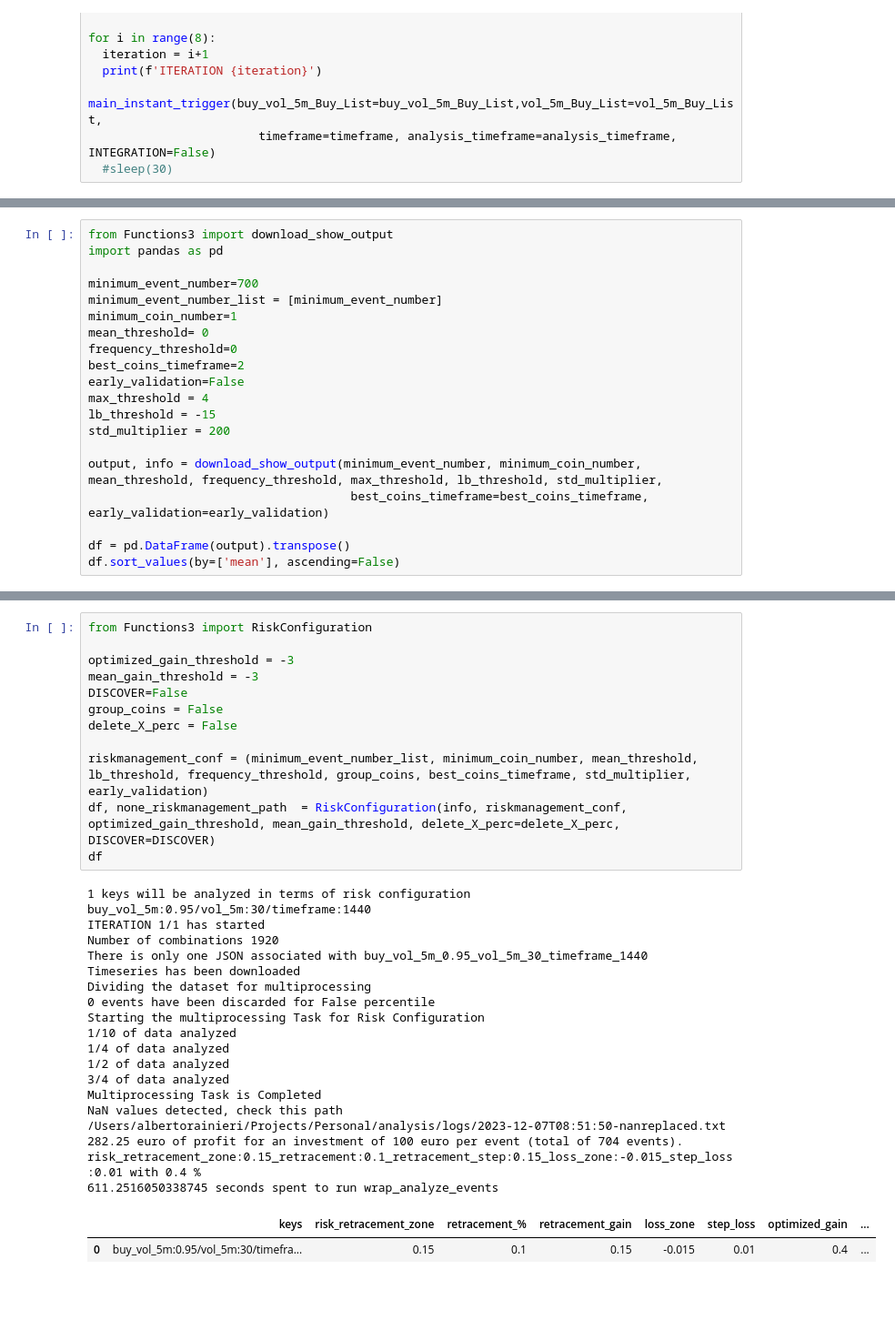
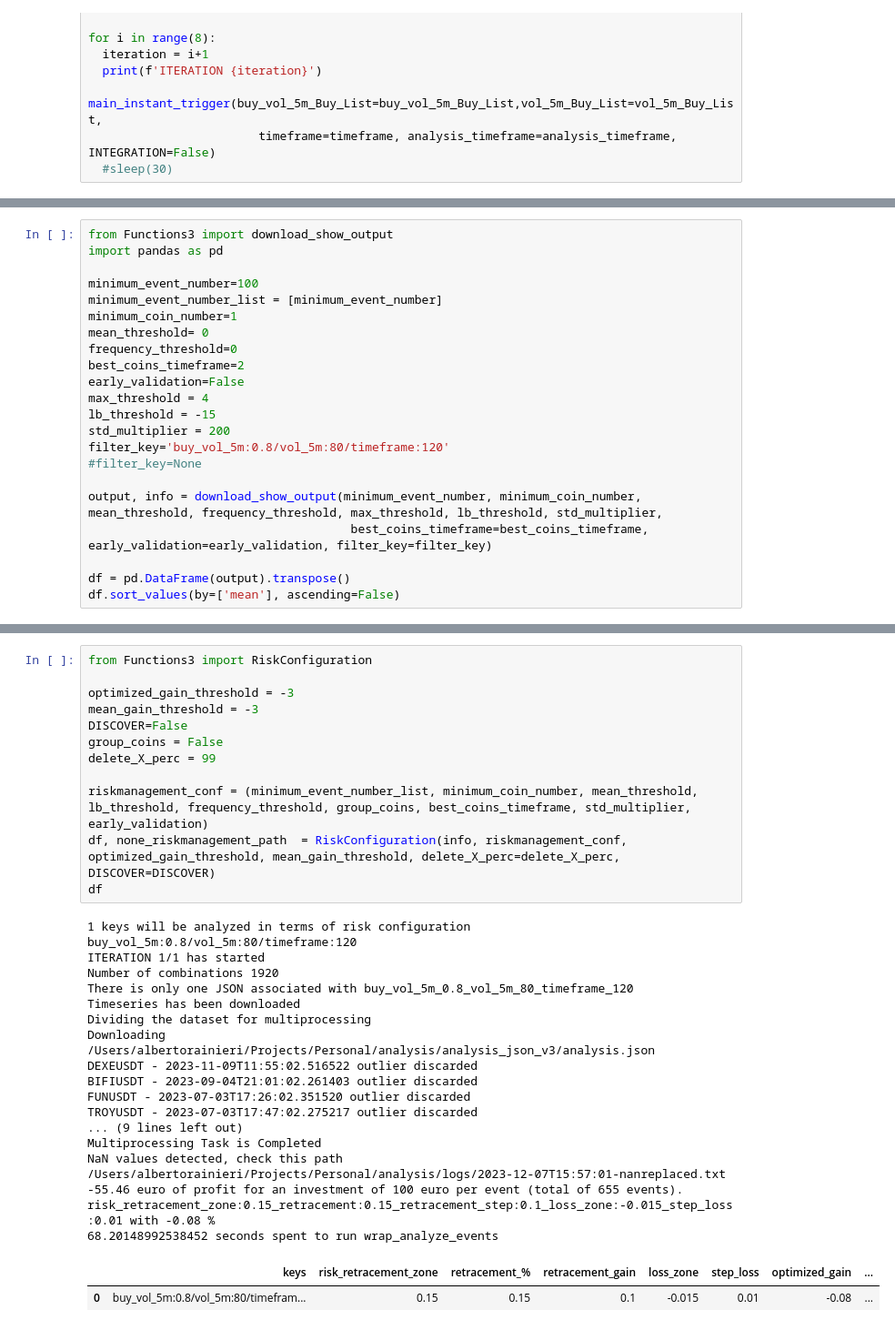
Before and after one commit to albertoRainieri/Crypto_Trading_System, a Jupyter notebook: analysis/Analysis-5min.ipynb, the cells around one changed output, grey strips where cells are left out. Shown: that part at 91% size. Saved outputs shown, nothing was run; the diff lists cells and outputs as text; blank space fills up the shorter version.

```diff
--- a/analysis/Analysis-5min.ipynb
+++ b/analysis/Analysis-5min.ipynb
@@ -53,7 +53,7 @@ new data was jsonized
 from Functions3 import download_show_output
 import pandas as pd
 
-minimum_event_number=700
+minimum_event_number=100
 minimum_event_number_list = [minimum_event_number]
 minimum_coin_number=1
 mean_threshold= 0
@@ -63,9 +63,11 @@ early_validation=False
 max_threshold = 4
 lb_threshold = -15
 std_multiplier = 200
+filter_key='buy_vol_5m:0.8/vol_5m:80/timeframe:120'
+#filter_key=None
 
 output, info = download_show_output(minimum_event_number, minimum_coin_number, mean_threshold, frequency_threshold, max_threshold, lb_threshold, std_multiplier,
-                                     best_coins_timeframe=best_coins_timeframe, early_validation=early_validation)
+                                     best_coins_timeframe=best_coins_timeframe, early_validation=early_validation, filter_key=filter_key)
 
 df = pd.DataFrame(output).transpose()
 df.sort_values(by=['mean'], ascending=False)
@@ -107,32 +122,32 @@ Timeseries has been downloaded
 # %%
 from Functions3 import RiskConfiguration
 
 optimized_gain_threshold = -3
 mean_gain_threshold = -3
 DISCOVER=False
 group_coins = False
-delete_X_perc = False
+delete_X_perc = 99
 
 riskmanagement_conf = (minimum_event_number_list, minimum_coin_number, mean_threshold, lb_threshold, frequency_threshold, group_coins, best_coins_timeframe, std_multiplier, early_validation)
 df, none_riskmanagement_path  = RiskConfiguration(info, riskmanagement_conf, optimized_gain_threshold, mean_gain_threshold, delete_X_perc=delete_X_perc, DISCOVER=DISCOVER)
 df
 # %% [output]
 1 keys will be analyzed in terms of risk configuration
-buy_vol_5m:0.95/vol_5m:30/timeframe:1440
+buy_vol_5m:0.8/vol_5m:80/timeframe:120
 ITERATION 1/1 has started
 Number of combinations 1920
-There is only one JSON associated with buy_vol_5m_0.95_vol_5m_30_timeframe_1440
+There is only one JSON associated with buy_vol_5m_0.8_vol_5m_80_timeframe_120
 Timeseries has been downloaded
 Dividing the dataset for multiprocessing
-0 events have been discarded for False percentile
-Starting the multiprocessing Task for Risk Configuration
-1/10 of data analyzed
-1/4 of data analyzed
-1/2 of data analyzed
-3/4 of data analyzed
+Downloading /Users/albertorainieri/Projects/Personal/analysis/analysis_json_v3/analysis.json
+DEXEUSDT - 2023-11-09T11:55:02.516522 outlier discarded
+BIFIUSDT - 2023-09-04T21:01:02.261403 outlier discarded
+FUNUSDT - 2023-07-03T17:26:02.351520 outlier discarded
+TROYUSDT - 2023-07-03T17:47:02.275217 outlier discarded
+... (9 lines left out)
 Multiprocessing Task is Completed
-NaN values detected, check this path  /Users/albertorainieri/Projects/Personal/analysis/logs/2023-12-07T08:51:50-nanreplaced.txt
-282.25 euro of profit for an investment of 100 euro per event (total of 704 events). risk_retracement_zone:0.15_retracement:0.1_retracement_step:0.15_loss_zone:-0.015_step_loss:0.01 with 0.4 %
-611.2516050338745 seconds spent to run wrap_analyze_events
+NaN values detected, check this path  /Users/albertorainieri/Projects/Personal/analysis/logs/2023-12-07T15:57:01-nanreplaced.txt
+-55.46 euro of profit for an investment of 100 euro per event (total of 655 events). risk_retracement_zone:0.15_retracement:0.15_retracement_step:0.1_loss_zone:-0.015_step_loss:0.01 with -0.08 %
+68.20148992538452 seconds spent to run wrap_analyze_events
 |  | keys | risk_retracement_zone | retracement_% | retracement_gain | loss_zone | step_loss | optimized_gain | ... |
-| 0 | buy_vol_5m:0.95/vol_5m:30/timefra... | 0.15 | 0.1 | 0.15 | -0.015 | 0.01 | 0.4 | ... |
+| 0 | buy_vol_5m:0.8/vol_5m:80/timefram... | 0.15 | 0.15 | 0.1 | -0.015 | 0.01 | -0.08 | ... |
```
Also changed, not shown: parts of 3 cells of this notebook, 1 other file.
